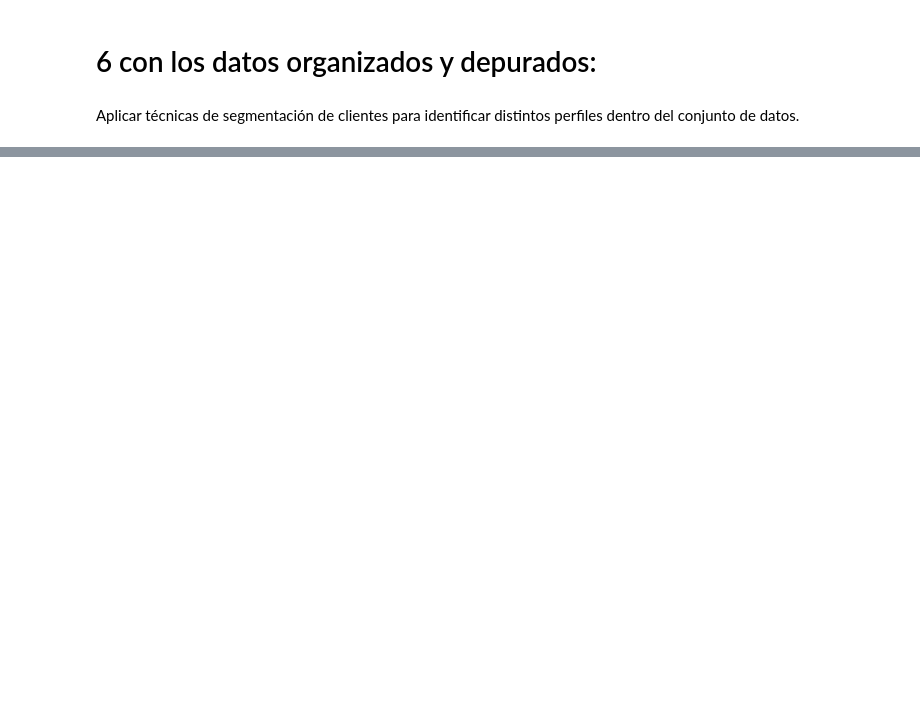
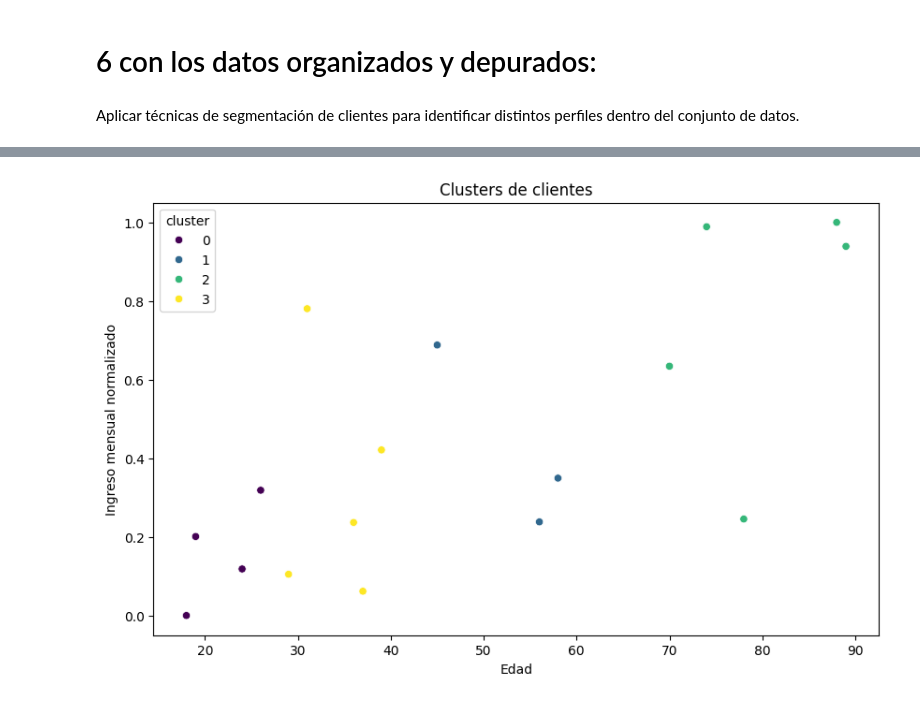
Before and after one commit to SergioCutiva/Curso_ia, a Jupyter notebook: Conceptos_Previos/Mision1/campistas_ASUM_DM.ipynb, the cells around one changed output, grey strips where cells are left out. Saved outputs shown, nothing was run; the diff lists cells and outputs as text; code cells hidden in the pictures; blank space fills up the shorter version.

```diff
--- a/Conceptos_Previos/Mision1/campistas_ASUM_DM.ipynb
+++ b/Conceptos_Previos/Mision1/campistas_ASUM_DM.ipynb
@@ -583,0 +604,14 @@ Aplicar técnicas de segmentación de clientes para identificar distintos perfil
+# %%
+# Aplicar K-Means con el número óptimo de cluster
+kmeans=KMeans(n_clusters=4,random_state=0)
+muestra['cluster']=kmeans.fit_predict(x)
+# visualizar los clusters
+plt.figure(figsize=(10,6))
+sns.scatterplot(data=muestra,x='Edad',y='Ingreso_mensual_normalizado',
+                hue='cluster',palette='viridis')
+plt.title('Clusters de clientes')
+plt.xlabel('Edad')
+plt.ylabel('Ingreso mensual normalizado')
+plt.show()
+# %% [output]
+[figure, added]
```
Also changed, not shown: parts of 7 cells of this notebook, 5 other files.
